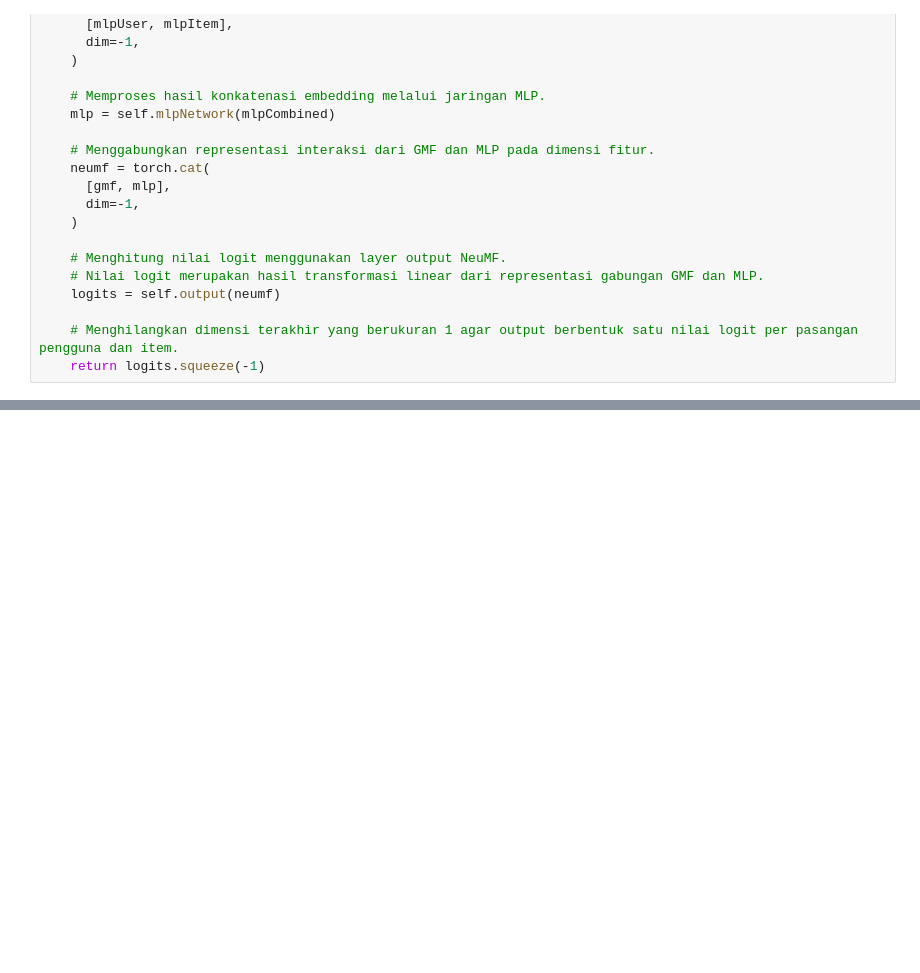
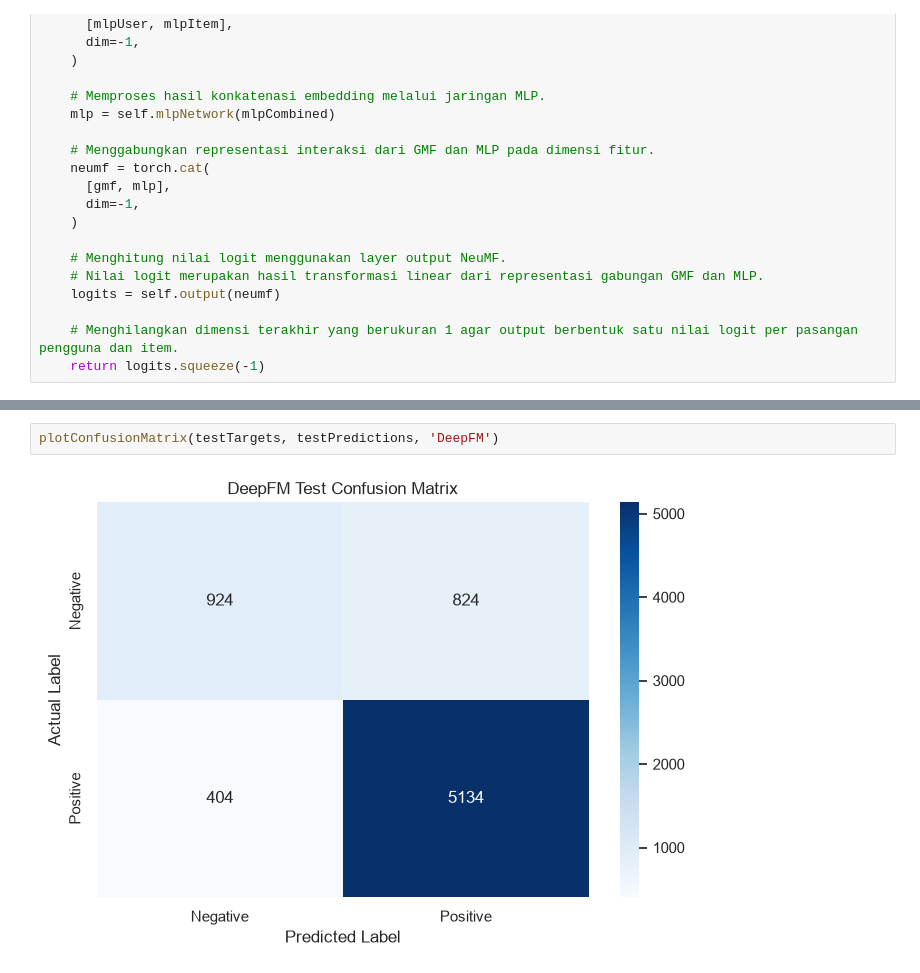
Before and after one commit to jjfreyy/recommendation-systems-handbook, a Jupyter notebook: src/07-deep_learning_based_recommendation.ipynb, the cells around one changed output, grey strips where cells are left out. Drawn from its saved outputs; the diff is of its cells as text; blank space fills up the shorter version.

```diff
--- a/src/07-deep_learning_based_recommendation.ipynb
+++ b/src/07-deep_learning_based_recommendation.ipynb
@@ -841,0 +1546,4 @@ plt.show()
+# %%
+plotConfusionMatrix(testTargets, testPredictions, 'DeepFM')
+# %% [output]
+[figure, added]
```
Also changed, not shown: parts of 15 cells of this notebook, 1 other file.
